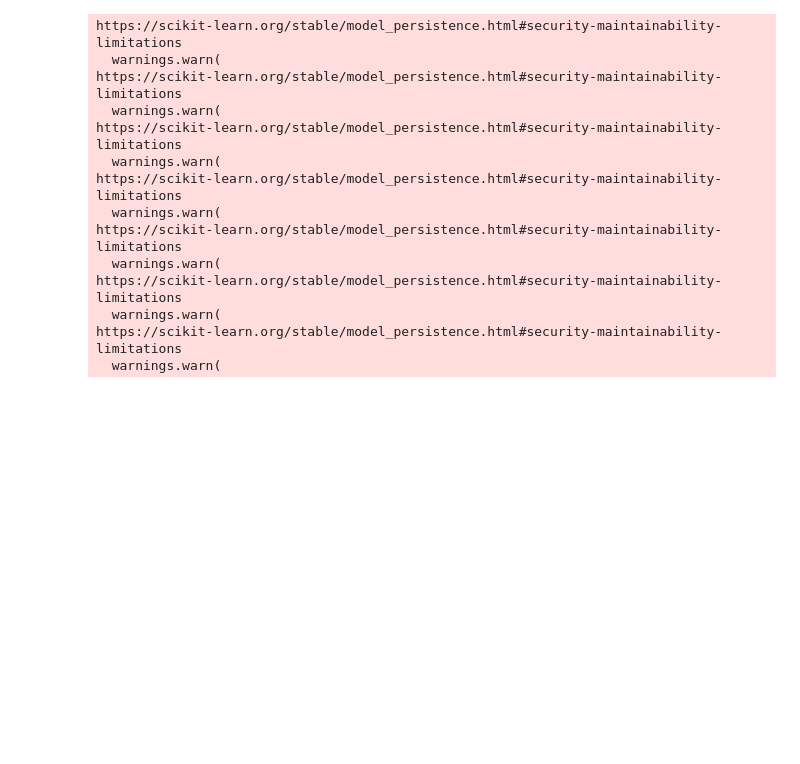
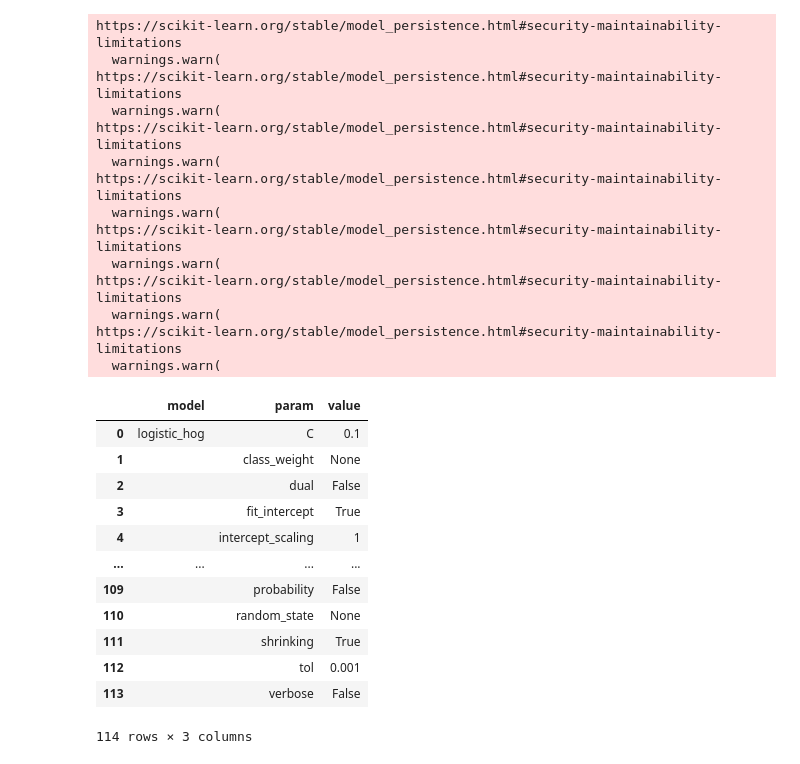
Before and after one commit to Mkbrad77/classification_cifar10, a Jupyter notebook: notebooks/best_model_show.ipynb, the cells around one changed output. Saved outputs shown, nothing was run; the diff lists cells and outputs as text; code cells hidden in the pictures; blank space fills up the shorter version.

```diff
--- a/notebooks/best_model_show.ipynb
+++ b/notebooks/best_model_show.ipynb
@@ -56,3 +57,36 @@ https://scikit-learn.org/stable/model_persistence.html#security-maintainability-
   warnings.warn(
 https://scikit-learn.org/stable/model_persistence.html#security-maintainability-limitations
   warnings.warn(
+# %%
+params_list = []
+for name, model in models.items():
+    if hasattr(model.named_steps[model.steps[-1][0]], 'best_params_'):
+        best_params = model.named_steps[model.steps[-1][0]].best_params_
+    else:
+        best_params = model.named_steps[model.steps[-1][0]].get_params()
+
+    # Ajouter le nom du modèle uniquement pour la première ligne
+    params_list.append({'model': name, 'param': list(best_params.keys())[0], 'value': list(best_params.values())[0]})
+
+    # Ajouter les paramètres suivants sans répéter le nom du modèle
+    for param, value in list(best_params.items())[1:]:
+        params_list.append({'model': '', 'param': param, 'value': value})
+
+# Stoquer ces hyperparamètres dans un dataframe
+df = pd.DataFrame(params_list)
+df.to_csv(MODEL_DIR + '/models_hyperparameters.csv', index=False)
+df
+# %% [output]
+|  | model | param | value |
+| 0 | logistic_hog | C | 0.1 |
+| 1 |  | class_weight | None |
+| 2 |  | dual | False |
+| 3 |  | fit_intercept | True |
+| 4 |  | intercept_scaling | 1 |
+| ... | ... | ... | ... |
+| 109 |  | probability | False |
+| 110 |  | random_state | None |
+| 111 |  | shrinking | True |
+| 112 |  | tol | 0.001 |
+| 113 |  | verbose | False |
+114 rows × 3 columns
```
Also changed, not shown: parts of 10 cells of this notebook, 11 other files.
